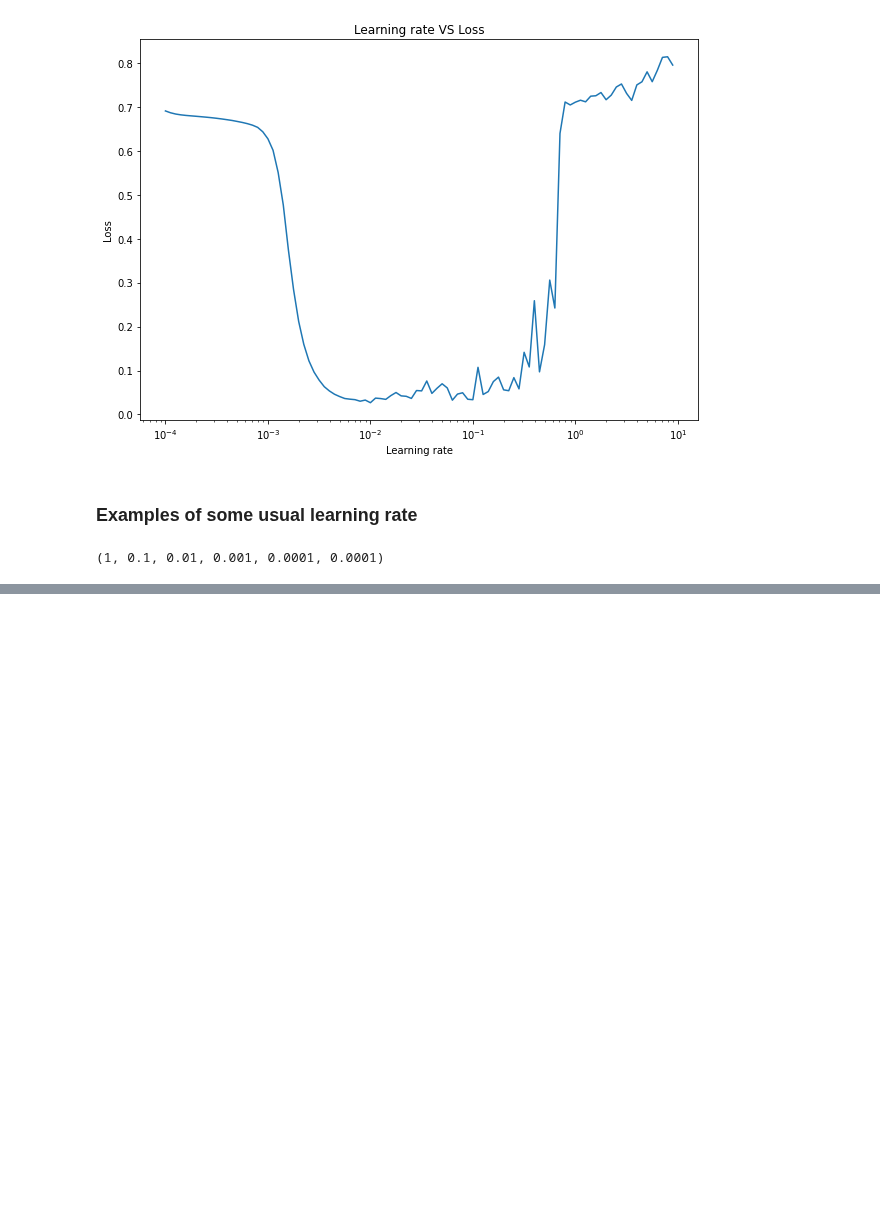
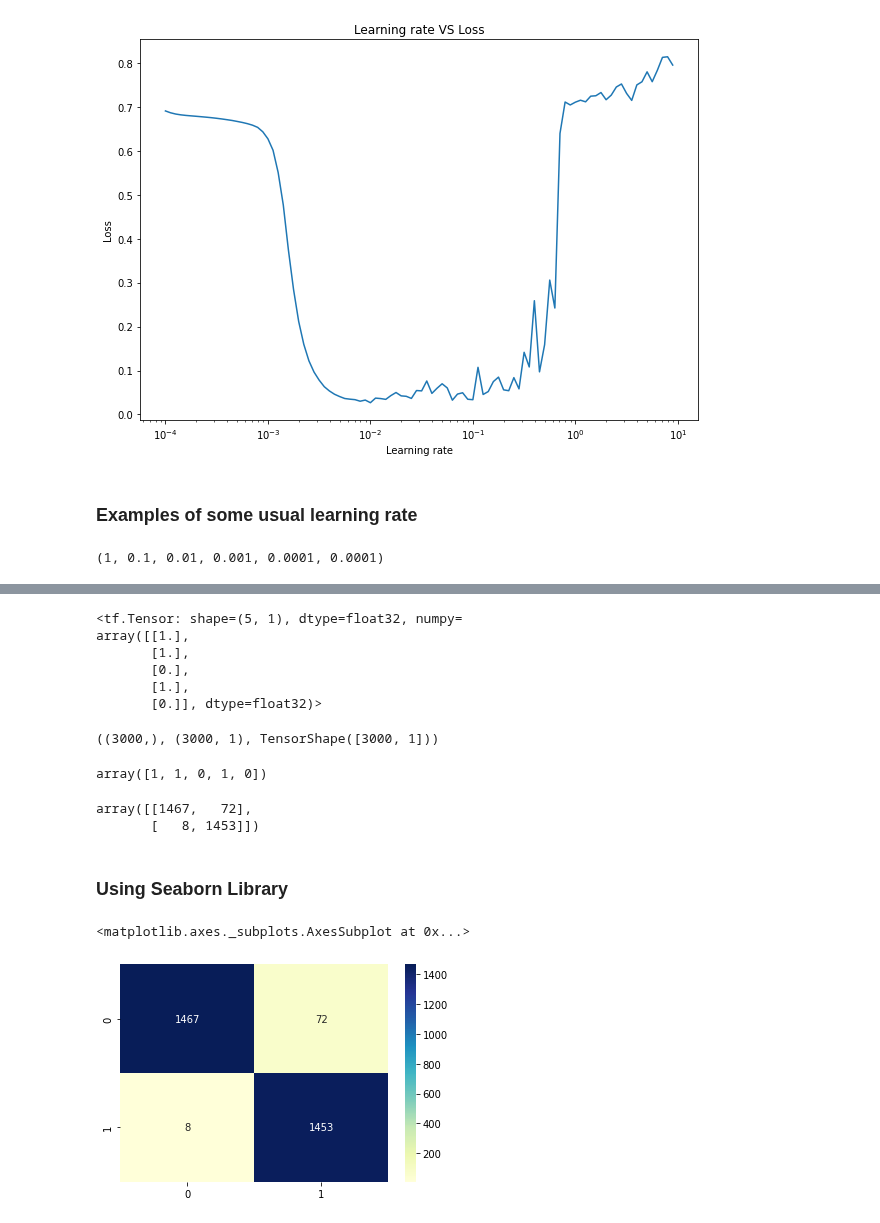
Before and after one commit to arghanath007/Data-Science, a Jupyter notebook: Deep Learning/Neural Network/Classification Problem/Neural_Network_Classification_problem.ipynb, the cells around one changed output, grey strips where cells are left out. Saved outputs shown, nothing was run; the diff lists cells and outputs as text; code cells hidden in the pictures; blank space fills up the shorter version.

```diff
--- a/Deep Learning/Neural Network/Classification Problem/Neural_Network_Classification_problem.ipynb
+++ b/Deep Learning/Neural Network/Classification Problem/Neural_Network_Classification_problem.ipynb
@@ -372,3 +372,15 @@ Text(0.5, 1.0, 'Learning rate VS Loss')
 10**0, 10**-1, 10**-2,10**-3,10**-4, 1e-4
 # %% [output]
 (1, 0.1, 0.01, 0.001, 0.0001, 0.0001)
+# %%
+tf.random.set_seed(42)
+
+model_4=tf.keras.Sequential([
+            tf.keras.layers.Dense(4, activation="relu"),
+            tf.keras.layers.Dense(4, activation="relu"),
+            tf.keras.layers.Dense(1, activation="sigmoid"),
+])
+
+model_4.compile(loss="binary_crossentropy", optimizer=tf.keras.optimizers.Adam(learning_rate=0.05), metrics=["accuracy"])
+
+history_4=model_4.fit(X_train,y_train, epochs=25)
@@ -374,0 +412,3 @@ Text(0.5, 1.0, 'Learning rate VS Loss')
+# %%
+y_preds= model_4.predict(X_test)
+y_preds
@@ -374,0 +436,34 @@ Text(0.5, 1.0, 'Learning rate VS Loss')
+# %%
+y_preds_tf= tf.round(y_preds)
+y_preds_tf[:5]
+# %% [output]
+<tf.Tensor: shape=(5, 1), dtype=float32, numpy=
+array([[1.],
+       [1.],
+       [0.],
+       [1.],
+       [0.]], dtype=float32)>
+# %%
+y_test.shape, y_preds.shape,y_preds_tf.shape
+# %% [output]
+((3000,), (3000, 1), TensorShape([3000, 1]))
+# %%
+y_test[:5]
+# %% [output]
+array([1, 1, 0, 1, 0])
+# %%
+from sklearn.metrics import confusion_matrix
+
+cm= confusion_matrix(y_test, y_preds_tf)
+cm
+# %% [output]
+array([[1467,   72],
+       [   8, 1453]])
+# %% [markdown]
+### Using Seaborn Library
+# %%
+import seaborn as sns
+sns.heatmap(cm, annot=True, fmt="d", cmap="YlGnBu")
+# %% [output]
+<matplotlib.axes._subplots.AxesSubplot at 0x...>
+[figure, added]
```
Also changed, not shown: parts of 46 cells of this notebook, 1 other file.
